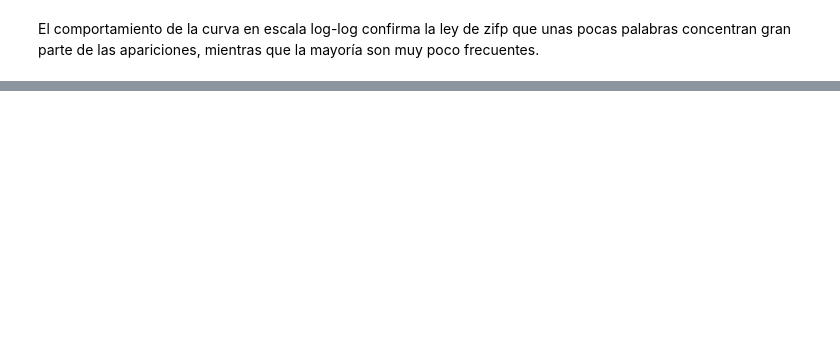
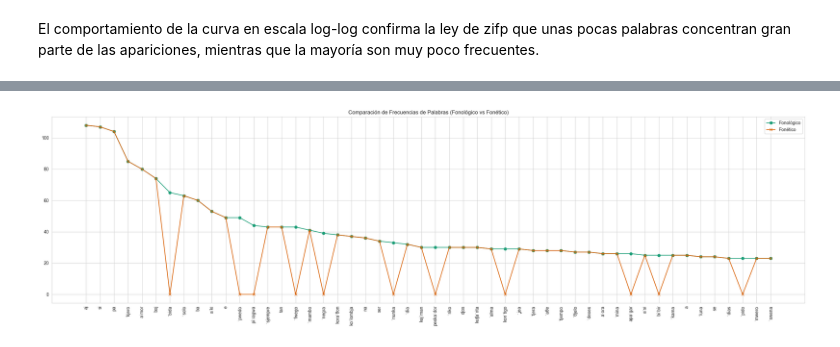
Before and after one commit to CristianCardozoAmin/AI-university_javeriana-nlp-taller_ley_zipf, a Jupyter notebook: notebooks/1_Analysis_Songs.ipynb, the cells around one changed output, grey strips where cells are left out. Drawn from its saved outputs; the diff is of its cells as text; code cells hidden in the pictures; blank space fills up the shorter version.

```diff
--- a/notebooks/1_Analysis_Songs.ipynb
+++ b/notebooks/1_Analysis_Songs.ipynb
@@ -254,0 +490,12 @@ En esta parte, se va ha transcribir fonéticamente las palabras de las canciones
+# %%
+fd_words_fonologico = FreqDist(tokens_words_fonologico)
+fd_words_fonetico = FreqDist(tokens_words_fonetico)
+
+fd_words_fonologico.tabulate(50)
+fd_words_fonetico.tabulate(50)
+
+top_n = 50
+labels = [p for p, _ in fd_words_fonologico.most_common(top_n)]
+
+values_fono = [fd_words_fonologico[p] for p in labels]
+values_fonet = [fd_words_fonetico[p] for p in labels]
@@ -254,0 +507,12 @@ En esta parte, se va ha transcribir fonéticamente las palabras de las canciones
+# %%
+plt.figure(figsize=(24, 7))
+plt.plot(labels, values_fono, marker='o', label="Fonológico")
+plt.plot(labels, values_fonet, marker='x', label="Fonético")
+plt.title("Comparación de Frecuencias de Palabras (Fonológico vs Fonético)")
+plt.xticks(rotation=90)
+plt.legend()
+plt.grid(True)
+plt.tight_layout()
+plt.show()
+# %% [output]
+[figure, added]
```
Also changed, not shown: parts of 51 cells of this notebook, 10 other files.
